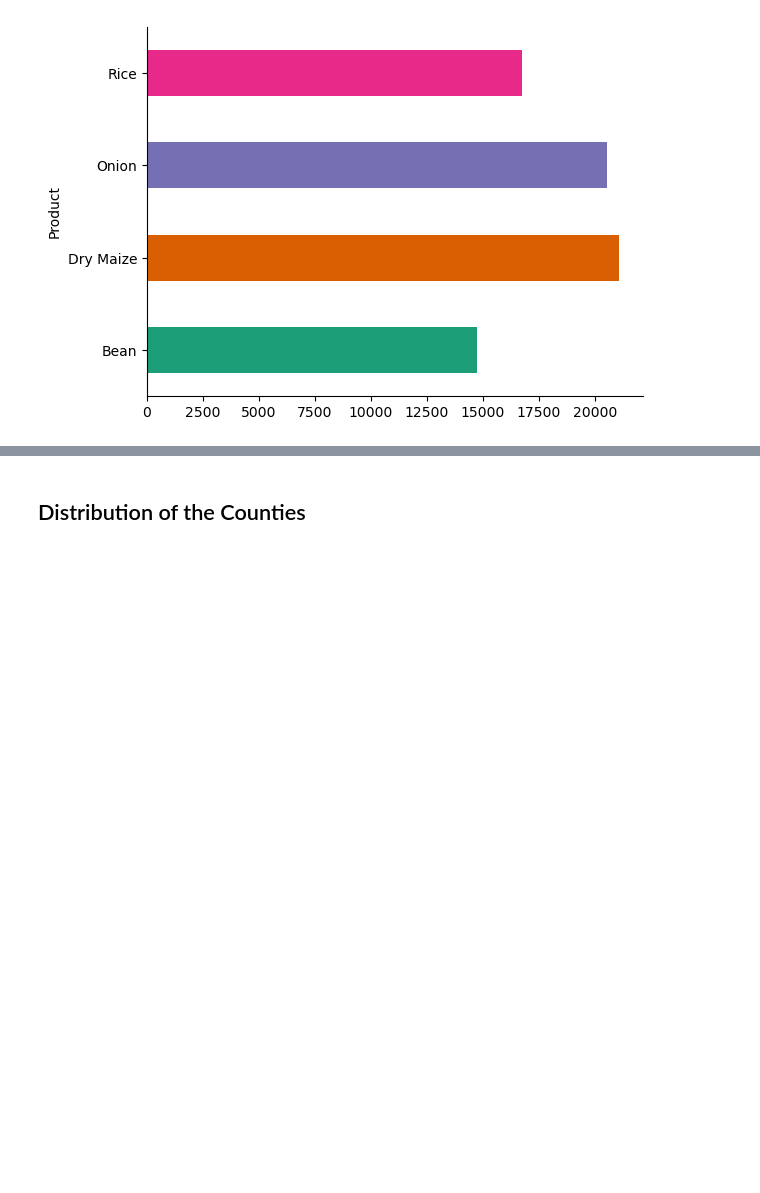
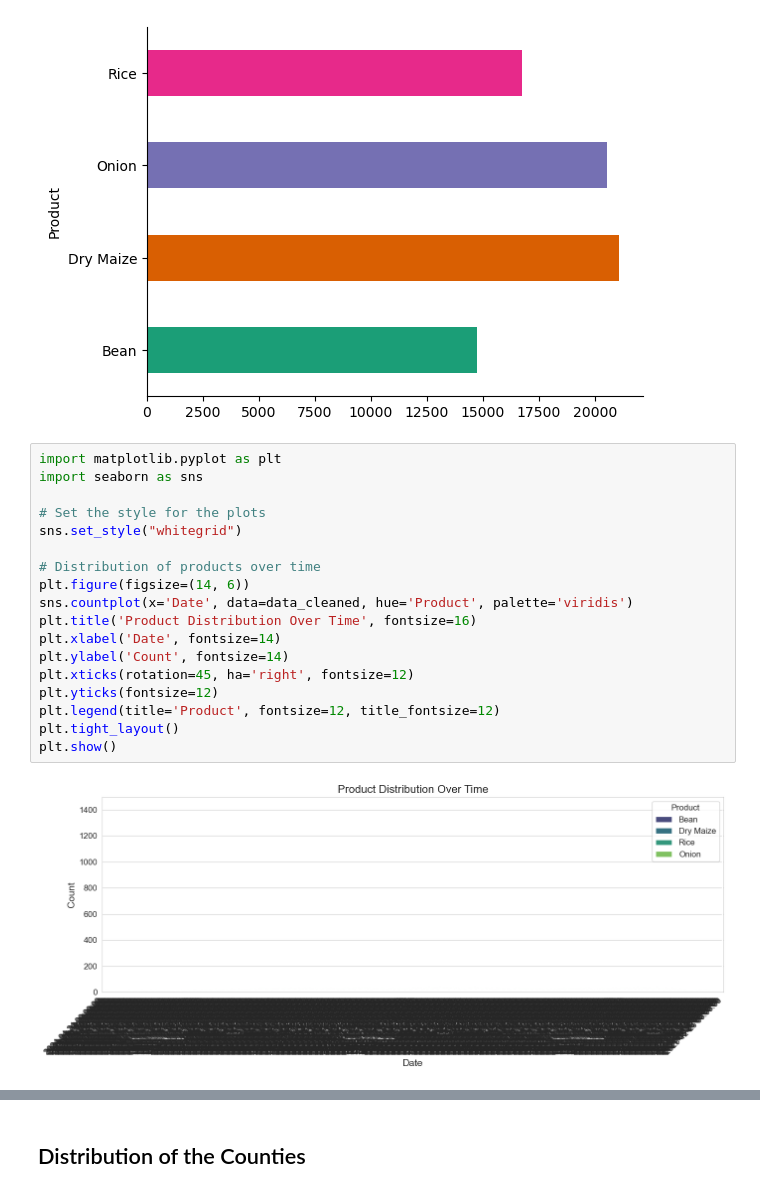
Before and after one commit to Dev-Org-com/CROP_PRICE_PREDICTION, a Jupyter notebook: Ministry_of_Agriculture_Data.ipynb, the cells around one changed output, grey strips where cells are left out. Drawn from its saved outputs; the diff is of its cells as text; blank space fills up the shorter version.

```diff
--- a/Ministry_of_Agriculture_Data.ipynb
+++ b/Ministry_of_Agriculture_Data.ipynb
@@ -637,3 +637,23 @@ data.groupby('Product').size().plot(kind='barh', color=sns.palettes.mpl_palette(
 plt.gca().spines[['top', 'right',]].set_visible(False)
 # %% [output]
 [figure]
+# %%
+import matplotlib.pyplot as plt
+import seaborn as sns
+
+# Set the style for the plots
+sns.set_style("whitegrid")
+
+# Distribution of products over time
+plt.figure(figsize=(14, 6))
+sns.countplot(x='Date', data=data_cleaned, hue='Product', palette='viridis')
+plt.title('Product Distribution Over Time', fontsize=16)
+plt.xlabel('Date', fontsize=14)
+plt.ylabel('Count', fontsize=14)
+plt.xticks(rotation=45, ha='right', fontsize=12)
+plt.yticks(fontsize=12)
+plt.legend(title='Product', fontsize=12, title_fontsize=12)
+plt.tight_layout()
+plt.show()
+# %% [output]
+[figure, added]
```
Also changed, not shown: parts of 20 cells of this notebook.
